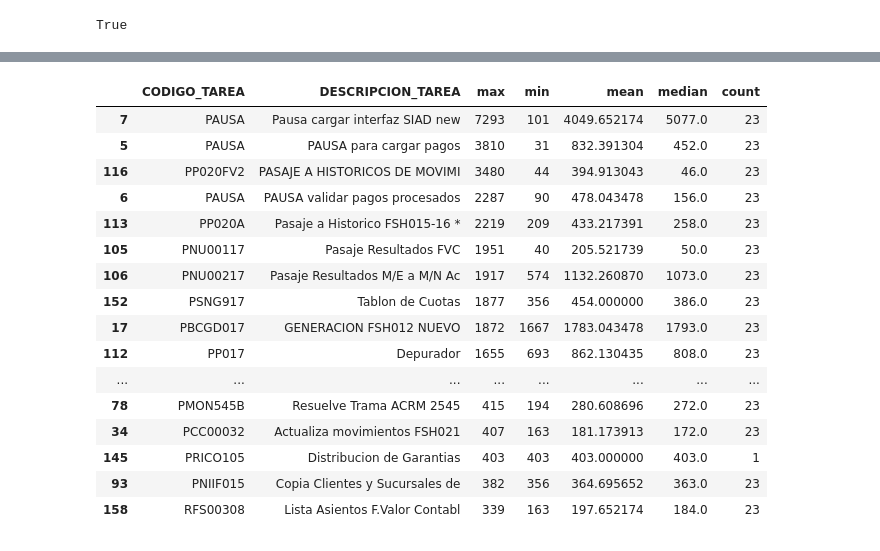
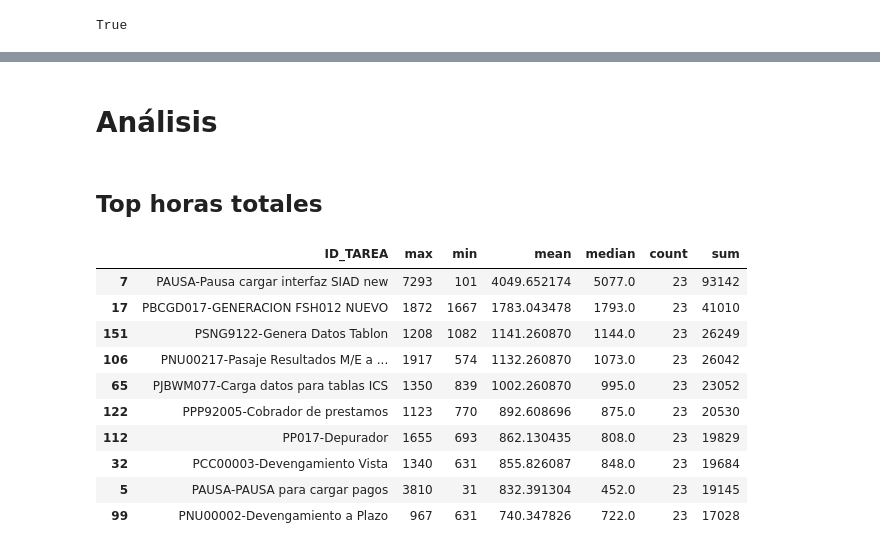
Before and after one commit to juanmedina-seti/bancow_genai, a Jupyter notebook: src/QACierreCaliMemV2/analisis.ipynb, the cells around one changed output, grey strips where cells are left out. Cells and saved outputs as stored; diff of their text form; code cells hidden in the pictures.

```diff
--- a/src/QACierreCaliMemV2/analisis.ipynb
+++ b/src/QACierreCaliMemV2/analisis.ipynb
@@ -35,20 +27,21 @@ df
 # %%
-df.groupby(["CODIGO_TAREA","DESCRIPCION_TAREA"], as_index=False,)["DURACION_SEGUNDOS"].agg(["max","min","mean","median","count"]	).sort_values("max",ascending=False).head(30)
+df_tareas_agg=df.groupby(["ID_TAREA"], as_index=False,)["DURACION_SEGUNDOS"].agg(["max","min","mean","median","count","sum"]	).sort_values("sum",ascending=False)
-# %% [output]
-|  | CODIGO_TAREA | DESCRIPCION_TAREA | max | min | mean | median | count |
-| 7 | PAUSA | Pausa cargar interfaz SIAD new | 7293 | 101 | 4049.652174 | 5077.0 | 23 |
-| 5 | PAUSA | PAUSA para cargar pagos | 3810 | 31 | 832.391304 | 452.0 | 23 |
-| 116 | PP020FV2 | PASAJE A HISTORICOS DE MOVIMI | 3480 | 44 | 394.913043 | 46.0 | 23 |
-| 6 | PAUSA | PAUSA validar pagos procesados | 2287 | 90 | 478.043478 | 156.0 | 23 |
-| 113 | PP020A | Pasaje a Historico FSH015-16 * | 2219 | 209 | 433.217391 | 258.0 | 23 |
-| 105 | PNU00117 | Pasaje Resultados FVC | 1951 | 40 | 205.521739 | 50.0 | 23 |
-| 106 | PNU00217 | Pasaje Resultados M/E a M/N Ac | 1917 | 574 | 1132.260870 | 1073.0 | 23 |
-| 152 | PSNG917 | Tablon de Cuotas | 1877 | 356 | 454.000000 | 386.0 | 23 |
-| 17 | PBCGD017 | GENERACION FSH012 NUEVO | 1872 | 1667 | 1783.043478 | 1793.0 | 23 |
-| 112 | PP017 | Depurador | 1655 | 693 | 862.130435 | 808.0 | 23 |
-| ... | ... | ... | ... | ... | ... | ... | ... |
-| 78 | PMON545B | Resuelve Trama ACRM 2545 | 415 | 194 | 280.608696 | 272.0 | 23 |
-| 34 | PCC00032 | Actualiza movimientos FSH021 | 407 | 163 | 181.173913 | 172.0 | 23 |
-| 145 | PRICO105 | Distribucion de Garantias | 403 | 403 | 403.000000 | 403.0 | 1 |
-| 93 | PNIIF015 | Copia Clientes y Sucursales de | 382 | 356 | 364.695652 | 363.0 | 23 |
-| 158 | RFS00308 | Lista Asientos F.Valor Contabl | 339 | 163 | 197.652174 | 184.0 | 23 |
+# %% [markdown]
+# Análisis
+# %% [markdown]
+## Top horas totales
+# %%
+df_agg_top=df_tareas_agg.sort_values("sum",ascending=False).head(10)
+df_agg_top
+# %% [output]
+|  | ID_TAREA | max | min | mean | median | count | sum |
+| 7 | PAUSA-Pausa cargar interfaz SIAD new | 7293 | 101 | 4049.652174 | 5077.0 | 23 | 93142 |
+| 17 | PBCGD017-GENERACION FSH012 NUEVO | 1872 | 1667 | 1783.043478 | 1793.0 | 23 | 41010 |
+| 151 | PSNG9122-Genera Datos Tablon | 1208 | 1082 | 1141.260870 | 1144.0 | 23 | 26249 |
+| 106 | PNU00217-Pasaje Resultados M/E a ... | 1917 | 574 | 1132.260870 | 1073.0 | 23 | 26042 |
+| 65 | PJBWM077-Carga datos para tablas ICS | 1350 | 839 | 1002.260870 | 995.0 | 23 | 23052 |
+| 122 | PPP92005-Cobrador de prestamos | 1123 | 770 | 892.608696 | 875.0 | 23 | 20530 |
+| 112 | PP017-Depurador | 1655 | 693 | 862.130435 | 808.0 | 23 | 19829 |
+| 32 | PCC00003-Devengamiento Vista | 1340 | 631 | 855.826087 | 848.0 | 23 | 19684 |
+| 5 | PAUSA-PAUSA para cargar pagos | 3810 | 31 | 832.391304 | 452.0 | 23 | 19145 |
+| 99 | PNU00002-Devengamiento a Plazo | 967 | 631 | 740.347826 | 722.0 | 23 | 17028 |
```
Also changed, not shown: parts of 6 cells of this notebook, 1 other file.
